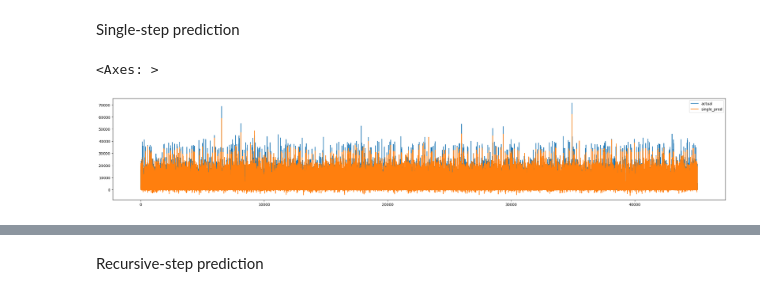
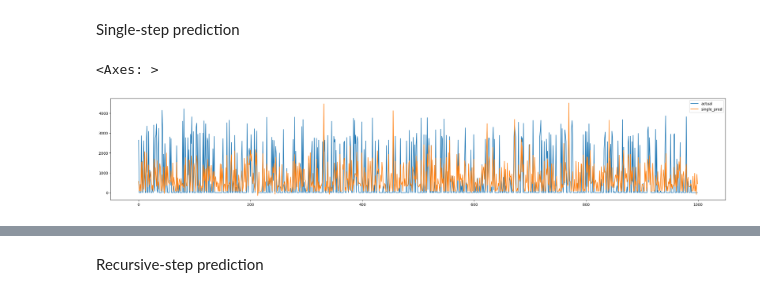
Before and after one commit to KyleCarlo/Predicting-Fuel-Consumption, a Jupyter notebook: Course-Model-perhour.ipynb, the cells around one changed output, grey strips where cells are left out. Drawn from its saved outputs; the diff is of its cells as text; code cells hidden in the pictures.

Commit message:
Update model

```diff
--- a/Course-Model-perhour.ipynb
+++ b/Course-Model-perhour.ipynb
@@ -147,7 +176,7 @@ for each in list(hist.columns):
 Process the data
 # %%
 # ss = StandardScaler()
-time_step = 408 # time step for preprocessing
+time_step = 16 # time step for preprocessing
 pred_step = 1   # number of predictions
 
 def time_step_prep(data, time_step,pred_step):
@@ -168,7 +197,7 @@ for each in hist_list:
         X = np.concatenate([X, np.array(X_n)])
         y = np.concatenate([y, np.array(y_n)])
 # %%
-X_train, X_test, y_train, y_test = train_test_split(X, y, train_size=0.8, shuffle=True)
+X_train, X_test, y_train, y_test = train_test_split(X, y, train_size=0.9, shuffle=True)
 # %%
 print(X_train.shape)
 print(y_train.shape)
@@ -256,6 +285,13 @@ class RNN_based(nn.Module):
 
 # Simple Autoregressive Model
 auto_reg = nn.Linear(time_step,pred_step)
+
+# AR with Activation
+auto_reg2 = nn.Sequential(
+    nn.Linear(time_step, time_step // 2),
+    nn.ReLU(),
+    nn.Linear(time_step // 2, pred_step)
+)
 # %%
 input_features = X_train.shape[-1]
 hidden_size = 32
@@ -263,12 +299,13 @@ num_layers = 2
 out_size = 1
 
 # model = LSTM_based(input_features, hidden_size, out_size, num_layers)
-model = auto_reg
+# model = auto_reg
+model = auto_reg2
 
 optimizer = torch.optim.Adam(model.parameters(), lr=0.1)
 # loss_fun = nn.L1Loss()
 loss_fun = nn.MSELoss()
-scheduler = lr_scheduler.StepLR(optimizer, step_size=800, gamma=0.1)
+scheduler = lr_scheduler.StepLR(optimizer, step_size=1500, gamma=0.1)
 # %%
 train_loss = []
 test_loss = []
@@ -366,10 +403,10 @@ actual = pd.DataFrame(ss.inverse(y_test.detach().numpy().reshape(-1,1))).rename(
 pred = pd.DataFrame(ss.inverse(model(X_test).detach().numpy())).rename({0:'single_pred'},axis=1)
 # %%
 actual_pred = pd.concat([actual, pred], axis=1)
-actual_pred.plot(figsize=(30,5))
+actual_pred[:1000].plot(figsize=(30,5))
 # %% [output]
 <Axes: >
-[figure, old version]
+[figure, new version]
 # %%
 rmse = float(np.sqrt(sum((actual.values - pred.values)**2)/len(actual)))
 r2 = r2_score(actual, pred)
```
Also changed, not shown: parts of 16 cells of this notebook.
